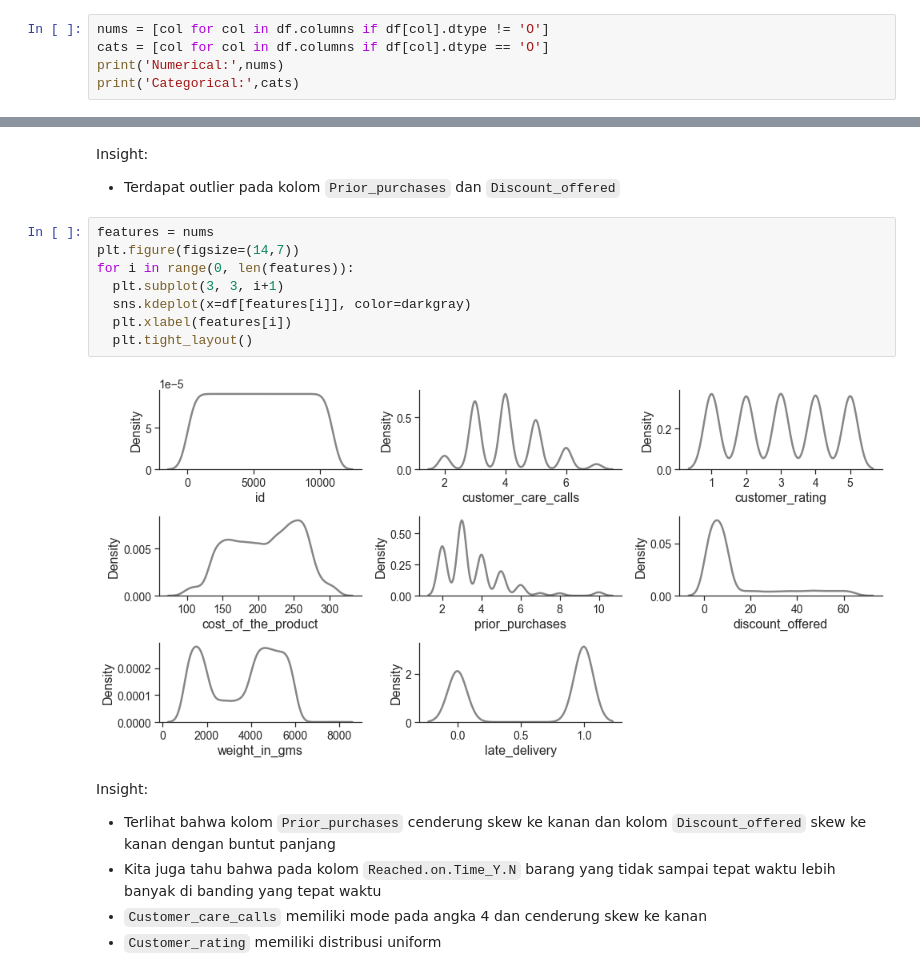
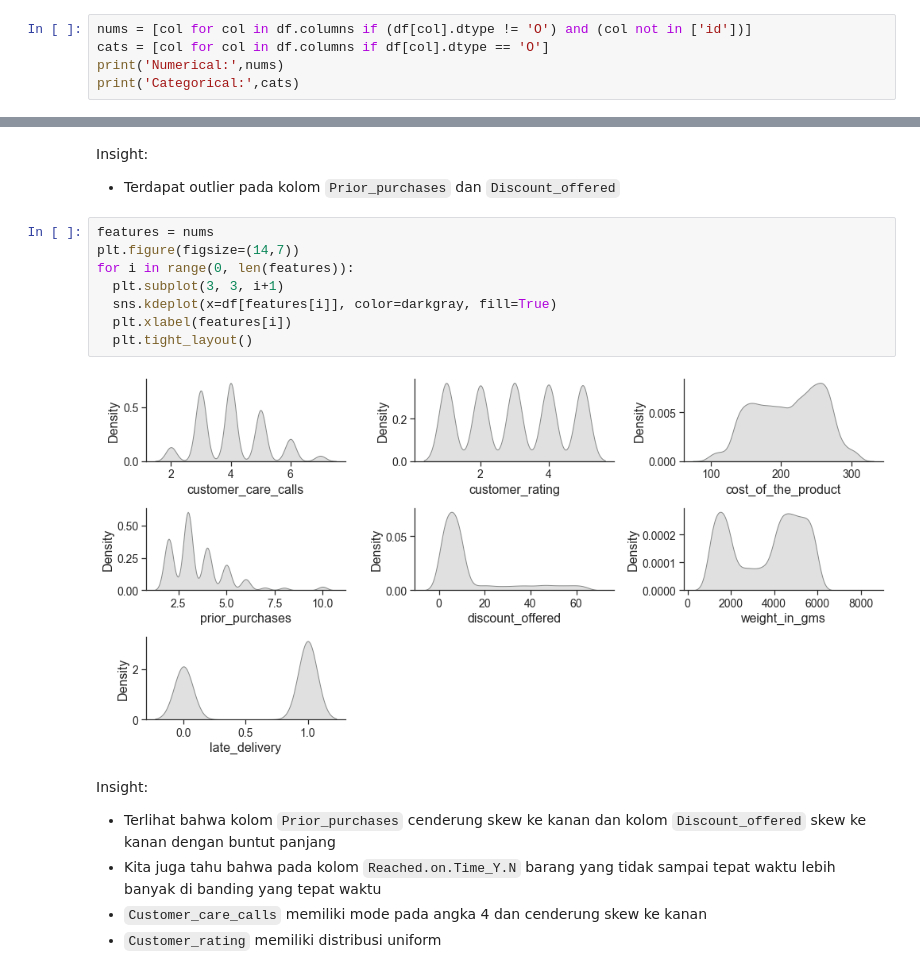
Before and after one commit to fnurrahmadi/data-portfolio, a Jupyter notebook: E-Commerce Shipping Data/project.ipynb, the cells around one changed output, grey strips where cells are left out. Saved outputs shown, nothing was run; the diff lists cells and outputs as text.

```diff
--- a/E-Commerce Shipping Data/project.ipynb
+++ b/E-Commerce Shipping Data/project.ipynb
@@ -127,7 +127,7 @@ weight_in_gms          0
 late_delivery          0
 dtype: int64
 # %%
-nums = [col for col in df.columns if df[col].dtype != 'O']
+nums = [col for col in df.columns if (df[col].dtype != 'O') and (col not in ['id'])]
 cats = [col for col in df.columns if df[col].dtype == 'O']
 print('Numerical:',nums)
 print('Categorical:',cats)
@@ -221,13 +221,13 @@ Insight:
 # %%
 features = nums
 plt.figure(figsize=(14,7))
 for i in range(0, len(features)):
   plt.subplot(3, 3, i+1)
-  sns.kdeplot(x=df[features[i]], color=darkgray)
+  sns.kdeplot(x=df[features[i]], color=darkgray, fill=True)
   plt.xlabel(features[i])
   plt.tight_layout()
 # %% [output]
-[figure, old version]
+[figure, new version]
 # %% [markdown]
 Insight:
 - Terlihat bahwa kolom `Prior_purchases` cenderung skew ke kanan dan kolom `Discount_offered` skew ke kanan dengan buntut panjang
```
Also changed, not shown: parts of 18 cells of this notebook.
